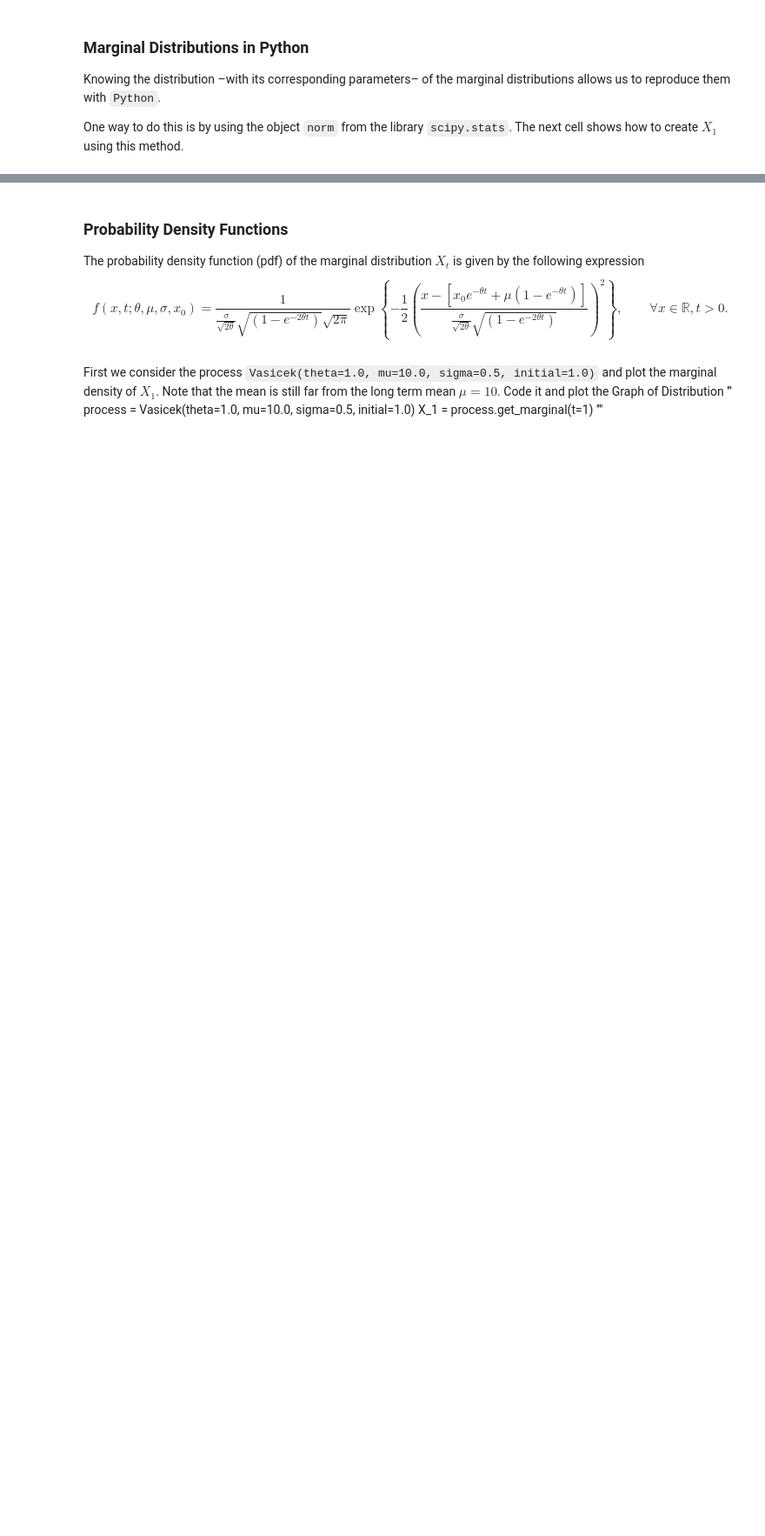
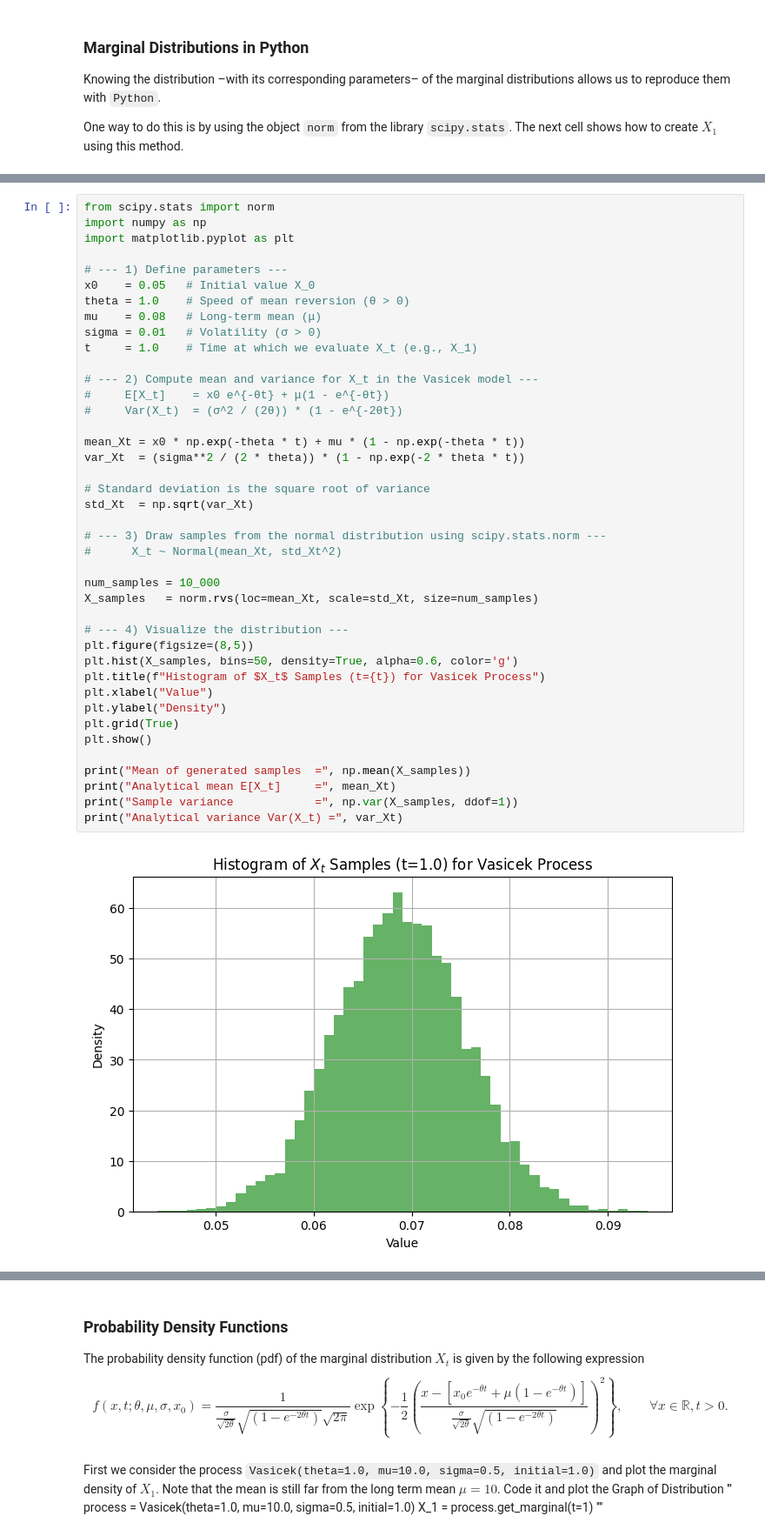
Before and after one commit to Xavaitron/gdg, a Jupyter notebook: task_1.ipynb, the cells around one changed output, grey strips where cells are left out. Shown at 87% size. Cells and saved outputs as stored; diff of their text form; blank space fills up the shorter version.

```diff
--- a/task_1.ipynb
+++ b/task_1.ipynb
@@ -95,0 +177,43 @@ import numpy as np
+# %%
+from scipy.stats import norm
+import numpy as np
+import matplotlib.pyplot as plt
+
+# --- 1) Define parameters ---
+x0    = 0.05   # Initial value X_0
+theta = 1.0    # Speed of mean reversion (θ > 0)
+mu    = 0.08   # Long-term mean (μ)
+sigma = 0.01   # Volatility (σ > 0)
+t     = 1.0    # Time at which we evaluate X_t (e.g., X_1)
+
+# --- 2) Compute mean and variance for X_t in the Vasicek model ---
+#     E[X_t]    = x0 e^{-θt} + μ(1 - e^{-θt})
+#     Var(X_t)  = (σ^2 / (2θ)) * (1 - e^{-2θt})
+
+mean_Xt = x0 * np.exp(-theta * t) + mu * (1 - np.exp(-theta * t))
+var_Xt  = (sigma**2 / (2 * theta)) * (1 - np.exp(-2 * theta * t))
+
+# Standard deviation is the square root of variance
+std_Xt  = np.sqrt(var_Xt)
+
+# --- 3) Draw samples from the normal distribution using scipy.stats.norm ---
+#      X_t ~ Normal(mean_Xt, std_Xt^2)
+
+num_samples = 10_000
+X_samples   = norm.rvs(loc=mean_Xt, scale=std_Xt, size=num_samples)
+
+# --- 4) Visualize the distribution ---
+plt.figure(figsize=(8,5))
+plt.hist(X_samples, bins=50, density=True, alpha=0.6, color='g')
+plt.title(f"Histogram of $X_t$ Samples (t={t}) for Vasicek Process")
+plt.xlabel("Value")
+plt.ylabel("Density")
+plt.grid(True)
+plt.show()
+
+print("Mean of generated samples  =", np.mean(X_samples))
+print("Analytical mean E[X_t]     =", mean_Xt)
+print("Sample variance            =", np.var(X_samples, ddof=1))
+print("Analytical variance Var(X_t) =", var_Xt)
+# %% [output]
+[figure, added]
```
Also changed, not shown: parts of 24 cells of this notebook.
